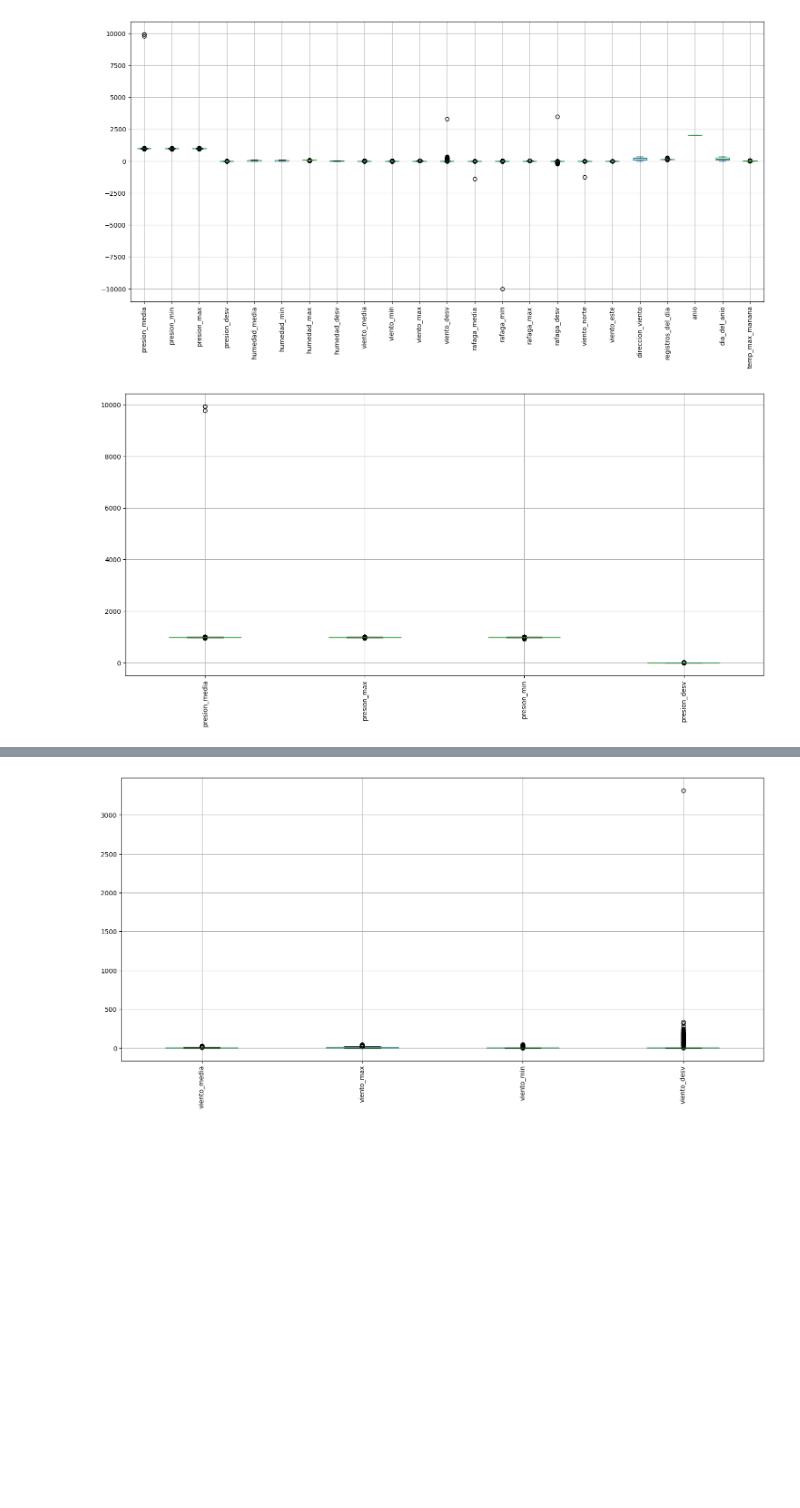
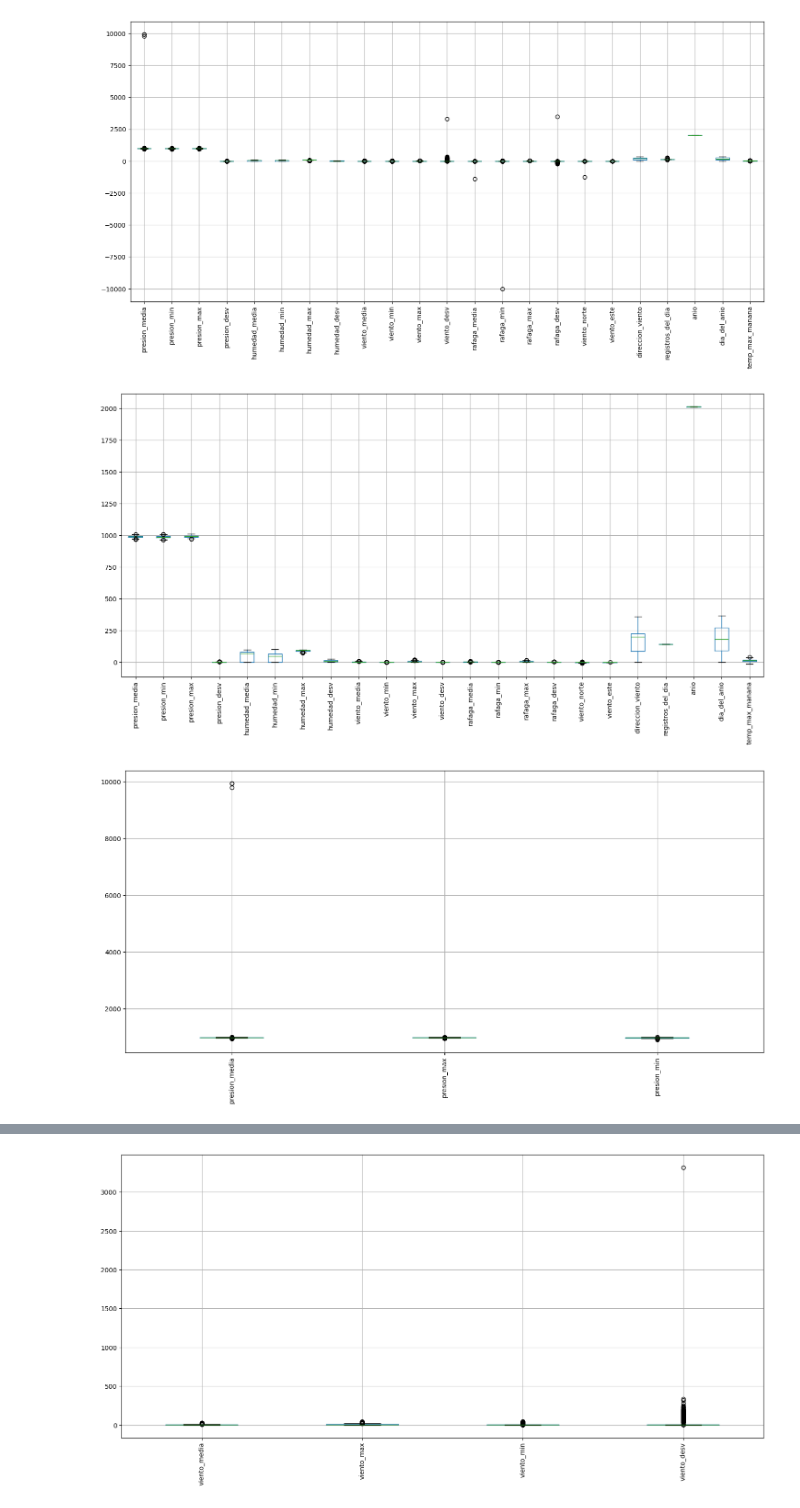
Before and after one commit to SebastianVO15/Laboratorio-1-G11-Aprendizaje-de-maquina, a Jupyter notebook: Laboratorio1_G11.ipynb, the cells around one changed output, grey strips where cells are left out. Cells and saved outputs as stored; diff of their text form; code cells hidden in the pictures; blank space fills up the shorter version.

```diff
--- a/Laboratorio1_G11.ipynb
+++ b/Laboratorio1_G11.ipynb
@@ -264,12 +262,30 @@ plt.show()
 # %% [output]
 [figure]
 # %%
+
+datos_numericos=datos.select_dtypes(include="number")
+for column in datos_numericos.columns:
+    q1 = datos_numericos[column].quantile(0.25)
+    q3 = datos_numericos[column].quantile(0.75)
+    iqr = q3 - q1
+    lower_bound = q1 - 1.5 * iqr
+    upper_bound = q3 + 1.5 * iqr
+    datos_numericos[column] = datos_numericos[column].apply(lambda x: x if lower_bound <= x <= upper_bound else None)
+
+
+datos_numericos.select_dtypes(include="number").boxplot(
+    figsize=(18, 8),
+    rot=90
+)
+plt.show()
+
 datos.boxplot(
-    column=["presion_media", "presion_max", "presion_min","presion_desv"],
+    column=["presion_media", "presion_max", "presion_min"],
     figsize=(18, 8),
     rot=90
 )
 
 plt.show()
 # %% [output]
-[figure, old version]
+[figure, new version]
+[figure, added]
```
Also changed, not shown: parts of 3 cells of this notebook.
